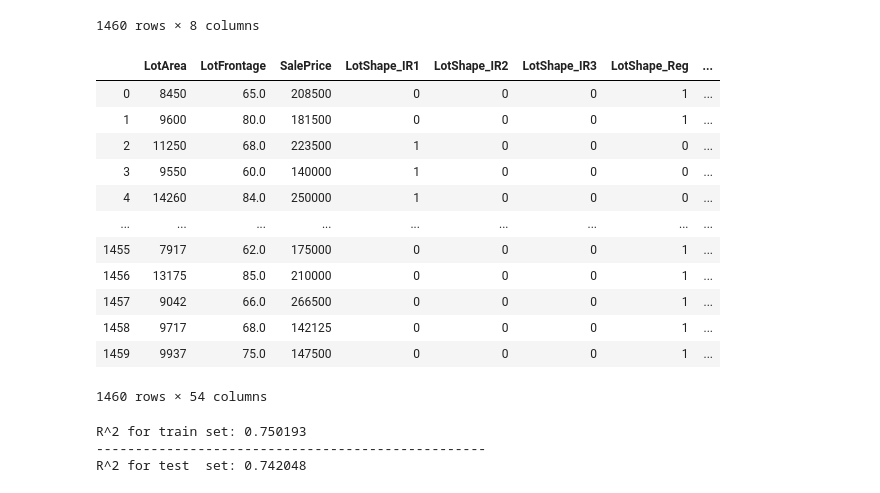
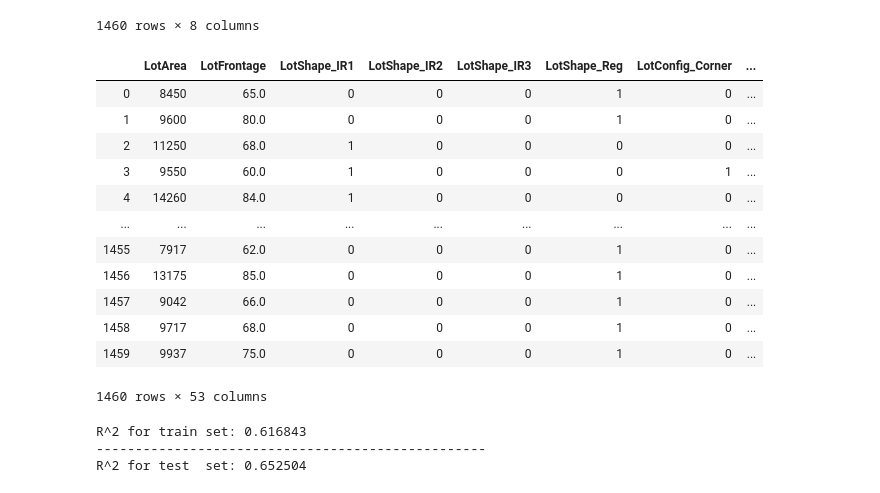
Before and after one commit to matthew-boccio/ml-housing, a Jupyter notebook: house-prices-advanced-regression-techniques/land_exterior.ipynb, the cells around one changed output. Saved outputs shown, nothing was run; the diff lists cells and outputs as text; code cells hidden in the pictures.

Commit message:
Fixed SalePrice redundancy, R^2 .65, added log of SalePrice column, exported land and exterior features to csv

```diff
--- a/house-prices-advanced-regression-techniques/land_exterior.ipynb
+++ b/house-prices-advanced-regression-techniques/land_exterior.ipynb
@@ -658,22 +658,22 @@ ext_final
 1460 rows × 8 columns
 # %%
 # FINAL Dataframe, land and exterior features combined
-land_ext_final = pd.concat([land_final, ext_final], axis=1)
+land_ext_final = pd.concat([land_final.drop('SalePrice', axis=1), ext_final], axis=1)
 land_ext_final
 # %% [output]
-|  | LotArea | LotFrontage | SalePrice | LotShape_IR1 | LotShape_IR2 | LotShape_IR3 | LotShape_Reg | ... |
-| 0 | 8450 | 65.0 | 208500 | 0 | 0 | 0 | 1 | ... |
-| 1 | 9600 | 80.0 | 181500 | 0 | 0 | 0 | 1 | ... |
-| 2 | 11250 | 68.0 | 223500 | 1 | 0 | 0 | 0 | ... |
-| 3 | 9550 | 60.0 | 140000 | 1 | 0 | 0 | 0 | ... |
-| 4 | 14260 | 84.0 | 250000 | 1 | 0 | 0 | 0 | ... |
+|  | LotArea | LotFrontage | LotShape_IR1 | LotShape_IR2 | LotShape_IR3 | LotShape_Reg | LotConfig_Corner | ... |
+| 0 | 8450 | 65.0 | 0 | 0 | 0 | 1 | 0 | ... |
+| 1 | 9600 | 80.0 | 0 | 0 | 0 | 1 | 0 | ... |
+| 2 | 11250 | 68.0 | 1 | 0 | 0 | 0 | 0 | ... |
+| 3 | 9550 | 60.0 | 1 | 0 | 0 | 0 | 1 | ... |
+| 4 | 14260 | 84.0 | 1 | 0 | 0 | 0 | 0 | ... |
 | ... | ... | ... | ... | ... | ... | ... | ... | ... |
-| 1455 | 7917 | 62.0 | 175000 | 0 | 0 | 0 | 1 | ... |
-| 1456 | 13175 | 85.0 | 210000 | 0 | 0 | 0 | 1 | ... |
-| 1457 | 9042 | 66.0 | 266500 | 0 | 0 | 0 | 1 | ... |
-| 1458 | 9717 | 68.0 | 142125 | 0 | 0 | 0 | 1 | ... |
-| 1459 | 9937 | 75.0 | 147500 | 0 | 0 | 0 | 1 | ... |
+| 1455 | 7917 | 62.0 | 0 | 0 | 0 | 1 | 0 | ... |
+| 1456 | 13175 | 85.0 | 0 | 0 | 0 | 1 | 0 | ... |
+| 1457 | 9042 | 66.0 | 0 | 0 | 0 | 1 | 0 | ... |
+| 1458 | 9717 | 68.0 | 0 | 0 | 0 | 1 | 0 | ... |
+| 1459 | 9937 | 75.0 | 0 | 0 | 0 | 1 | 0 | ... |
-1460 rows × 54 columns
+1460 rows × 53 columns
 # %%
 ols = linear_model.LinearRegression()
 
@@ -689,6 +689,6 @@ print('-'*50)
 
 print("R^2 for test  set: %f" %ols.score(X_test, y_test))
 # %% [output]
-R^2 for train set: 0.750193
+R^2 for train set: 0.616843
 --------------------------------------------------
-R^2 for test  set: 0.742048
+R^2 for test  set: 0.652504
```
Also changed, not shown: parts of 3 cells of this notebook, 1 other file.
